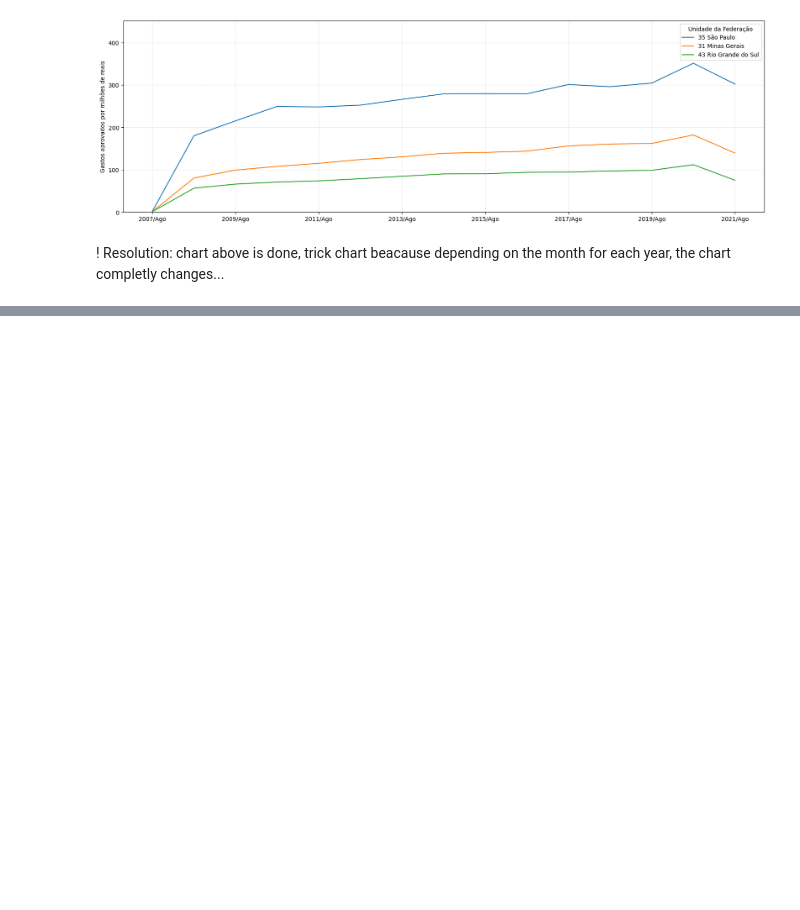
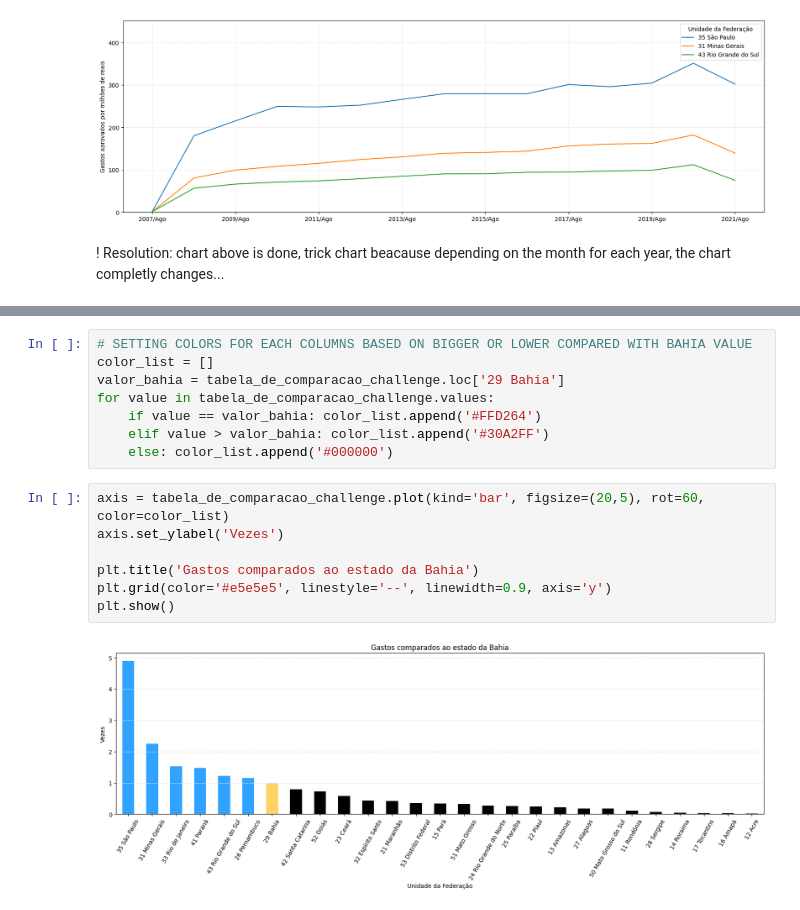
Before and after one commit to rfelipesilva/pos-tech-data-analytics, a Jupyter notebook: jupyter/01-Análise exploratória de dados.ipynb, the cells around one changed output, grey strips where cells are left out. Drawn from its saved outputs; the diff is of its cells as text; blank space fills up the shorter version.

```diff
--- a/jupyter/01-Análise exploratória de dados.ipynb
+++ b/jupyter/01-Análise exploratória de dados.ipynb
@@ -412,0 +488,17 @@ plt.grid(color = '#e5e5e5', linestyle = 'dashed', linewidth = 0.9)
+# %%
+# SETTING COLORS FOR EACH COLUMNS BASED ON BIGGER OR LOWER COMPARED WITH BAHIA VALUE
+color_list = []
+valor_bahia = tabela_de_comparacao_challenge.loc['29 Bahia']
+for value in tabela_de_comparacao_challenge.values:
+    if value == valor_bahia: color_list.append('#FFD264')
+    elif value > valor_bahia: color_list.append('#30A2FF')
+    else: color_list.append('#000000')
+# %%
+axis = tabela_de_comparacao_challenge.plot(kind='bar', figsize=(20,5), rot=60, color=color_list)
+axis.set_ylabel('Vezes')
+
+plt.title('Gastos comparados ao estado da Bahia')
+plt.grid(color='#e5e5e5', linestyle='--', linewidth=0.9, axis='y')
+plt.show()
+# %% [output]
+[figure, added]
```
Also changed, not shown: parts of 17 cells of this notebook.
